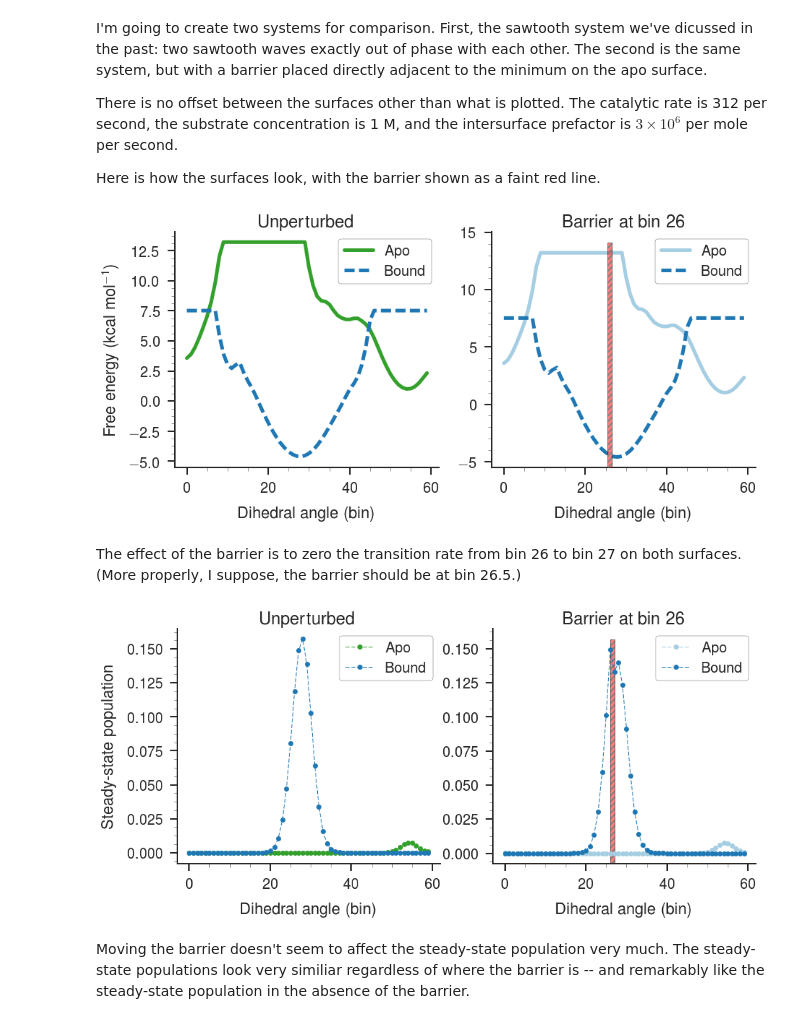
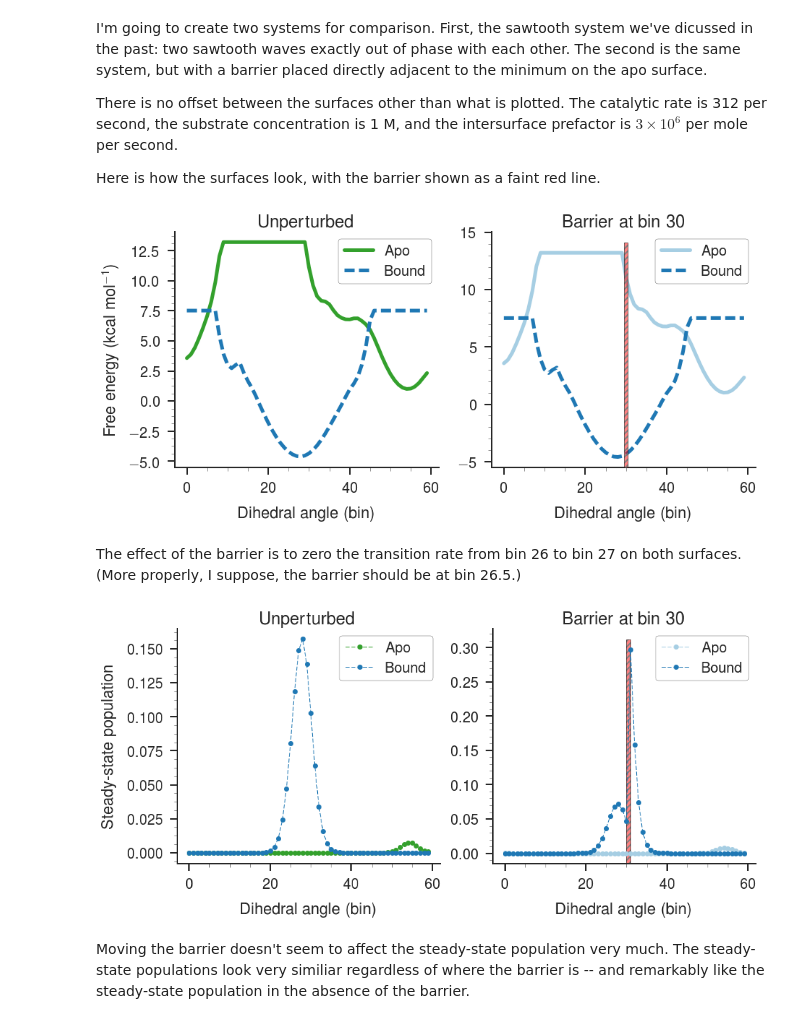
Before and after one commit to slochower/nonequilibrium-master, a Jupyter notebook: notebooks/force-on-barrier/force-on-barrier-quick-explanation.ipynb, the cells around one changed output. Saved outputs shown, nothing was run; the diff lists cells and outputs as text; code cells hidden in the pictures.

Commit message:
Variable barrier position calculation working

```diff
--- a/notebooks/force-on-barrier/force-on-barrier-quick-explanation.ipynb
+++ b/notebooks/force-on-barrier/force-on-barrier-quick-explanation.ipynb
@@ -47,7 +47,7 @@ blocked.catalytic_rate = 312.0  # per second
 blocked.cSubstrate = 10**0
 
 blocked.barrier = True
-blocked.barrier_bin = 26
+blocked.barrier_bin = 30
 
 blocked.simulate(user_energies=True)
 
@@ -57,7 +57,7 @@ blocked = Simulation(data_source='adk_md_data')
 blocked.name = 'psiSER41'
 blocked.cSubstrate = 10**-1
 blocked.barrier = True
-blocked.barrier_bin = 26
+blocked.barrier_bin = 30
 
 blocked.simulate()
 # %%
@@ -85,43 +85,43 @@ ax2.legend(frameon=True, loc=0, framealpha=1.0, edgecolor='k')
 # ax2.axvline(26, -1, 1, c='r', ls=':', lw=1)
 mpl.rcParams['hatch.color'] = '0.5'
 mpl.rcParams['hatch.linewidth'] = '2'
-bar = ax2.bar(26, ax2.get_ylim()[1]-ax2.get_ylim()[0], 1, bottom=ax2.get_ylim()[0],
+bar = ax2.bar(30, ax2.get_ylim()[1]-ax2.get_ylim()[0], 1, bottom=ax2.get_ylim()[0],
               color='red', alpha=0.5, edgecolor='none', lw=1, hatch='///', zorder=10)
 
-ax2.set_title('Barrier at bin 26')
+ax2.set_title('Barrier at bin 30')
 paper_plot(fig)
 # %% [output]
-[figure, old version]
+[figure, new version]
 # %% [markdown]
 The effect of the barrier is to zero the transition rate from bin 26 to bin 27 on both surfaces. (More properly, I suppose, the barrier should be at bin 26.5.)
 # %%
 # Plot the steady-state populations
 cmap = sns.color_palette("Paired", 10)
 fig = plt.figure(figsize=(2 * 6 * 1.2, 6))
 grid = GridSpec(1, 2, wspace=0.2, hspace=0.2)
 ax1 = plt.subplot(grid[0, 0])
 
 ax1.plot(this.ss[0:this.bins], color=this.unbound_clr, marker='o', ls='--', lw=1, label='Apo')
 ax1.plot(this.ss[this.bins:2*this.bins], color=this.bound_clr, ls='--', marker='o', lw=1, label='Bound')
 
 ax1.set_xlabel('Dihedral angle (bin)')
 ax1.set_ylabel('Steady-state population')
 ax1.legend(frameon=True, loc=0, framealpha=1.0, edgecolor='k')
 ax1.set_title('Unperturbed')
 
 ax2 = plt.subplot(grid[0, 1])
 
 ax2.plot(blocked.ss[0:this.bins], color=cmap[0], marker='o', ls='--', lw=1,label='Apo')
 ax2.plot(blocked.ss[this.bins:2*this.bins], color=cmap[1], marker='o', ls='--', lw=1, label='Bound')
 
 ax2.set_xlabel('Dihedral angle (bin)')
 ax2.legend(frameon=True, loc=0, framealpha=1.0, edgecolor='k')
-bar = ax2.bar(26.5, ax2.get_ylim()[1]-ax2.get_ylim()[0], 1, bottom=ax2.get_ylim()[0],
+bar = ax2.bar(30.5, ax2.get_ylim()[1]-ax2.get_ylim()[0], 1, bottom=ax2.get_ylim()[0],
               color='red', alpha=0.5, edgecolor='none', lw=1, hatch='///', zorder=0)
-ax2.set_title('Barrier at bin 26')
+ax2.set_title('Barrier at bin 30')
 paper_plot(fig)
 # %% [output]
-[figure, old version]
+[figure, new version]
 # %% [markdown]
 Moving the barrier doesn't seem to affect the steady-state population very much. The steady-state populations look very similiar regardless of where the barrier is -- and remarkably like the steady-state population in the absence of the barrier.
 # %%
```
Also changed, not shown: parts of 3 cells of this notebook.
